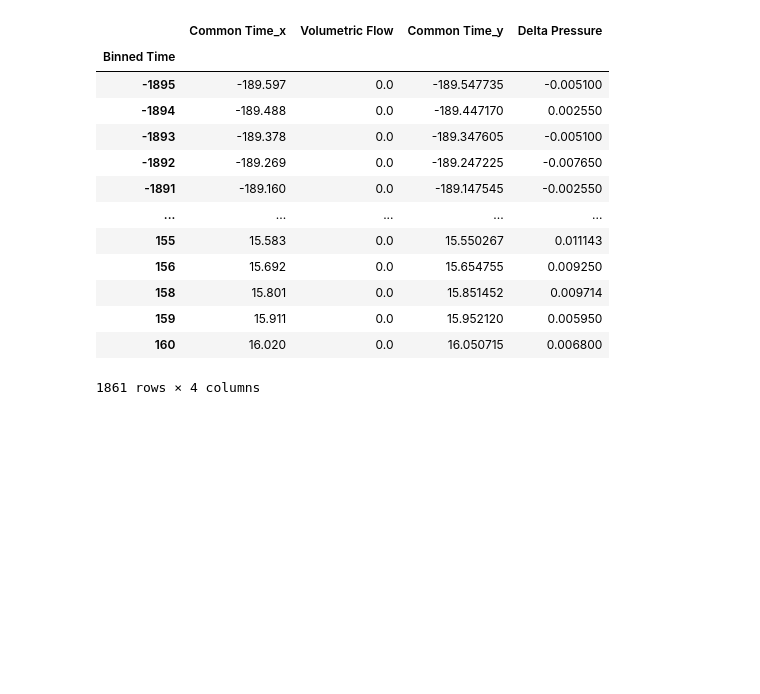
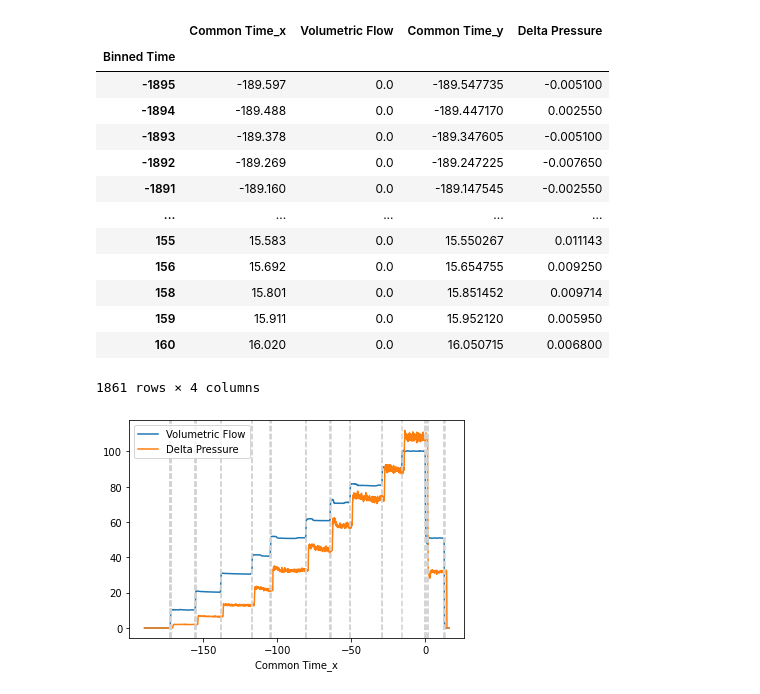
Before and after one commit to Princeton-Penn-Vents/princeton-penn-flowmeter, a Jupyter notebook: analysis/calibration-3.ipynb, the cells around one changed output. Cells and saved outputs as stored; diff of their text form; code cells hidden in the pictures; blank space fills up the shorter version.

Commit message:
Finished calibration notebook.

```diff
--- a/analysis/calibration-3.ipynb
+++ b/analysis/calibration-3.ipynb
@@ -8,6 +8,9 @@ import pandas as pd
 # %%
 filename_Q = "../calibration-data/WS_Q_120-04-09_15-51-01.csv"
 filename_DP = "../calibration-data/WS_DP_sensor3_1.csv"
+filename_sanity = "../sanity-plot.png"
+filename_calplot = "../calibration-plot.png"
+filename_out = "../matched-points.csv"
 # %%
 df_Q = pd.read_csv(filename_Q)
 df_Q["Time"] = pd.to_datetime(df_Q["Time"])
@@ -171,3 +174,10 @@ df
 | 159 | 15.911 | 0.0 | 15.952120 | 0.005950 |
 | 160 | 16.020 | 0.0 | 16.050715 | 0.006800 |
 1861 rows × 4 columns
+# %%
+ax = df.plot("Common Time_x", ["Volumetric Flow", "Delta Pressure"])
+for t in change_times:
+    ax.axvline(t, c="lightgray", ls="--")
+ax.figure.savefig(filename_sanity)
+# %% [output]
+[figure, added]
```
Also changed, not shown: parts of 7 cells of this notebook.
